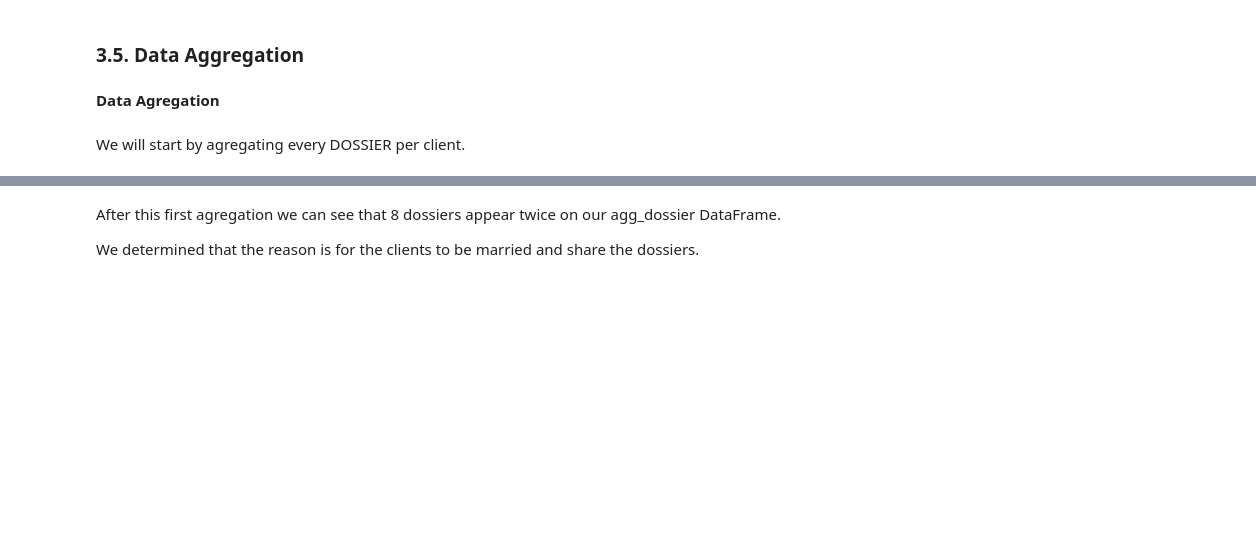
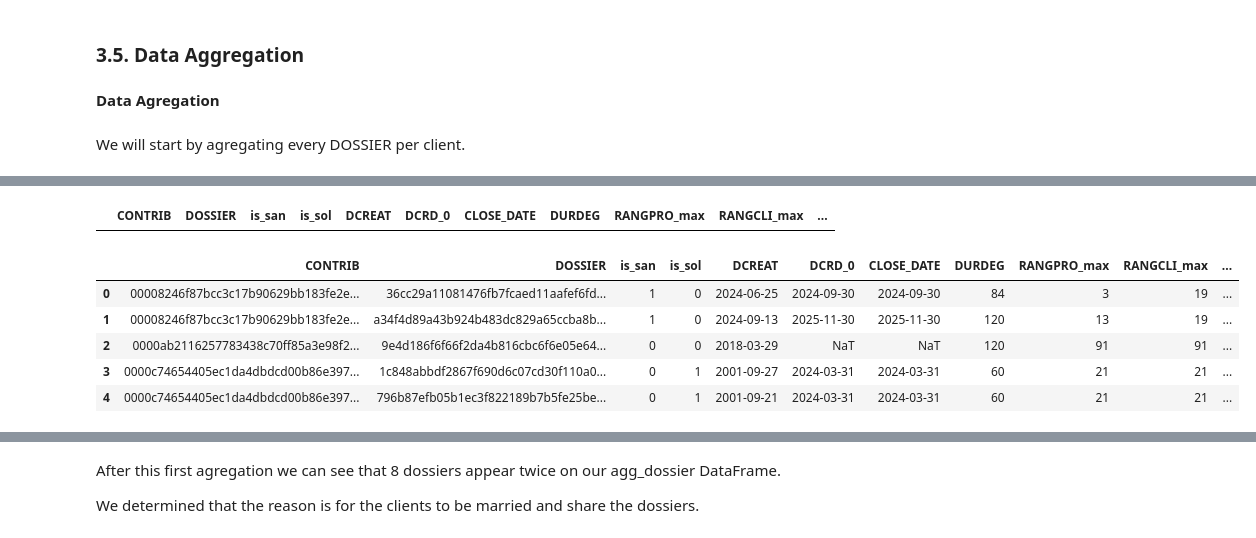
Before and after one commit to Alanog10/BNP-Paribas, a Jupyter notebook: Preprocessing.ipynb, the cells around one changed output, grey strips where cells are left out. Drawn from its saved outputs; the diff is of its cells as text; code cells hidden in the pictures; blank space fills up the shorter version.

```diff
--- a/Joao novo.ipynb
+++ b/Preprocessing.ipynb
@@ -1812,0 +1843,6 @@ for col in ['DCSP', 'NBENF']:
+# %%
+knn = KNNImputer(n_neighbors=5, weights='distance')
+
+cols = ['NBENF', 'DCSP']
+
+BDOSS[cols] = knn.fit_transform(BDOSS[cols])
@@ -1851,6 +1889,4 @@ BDOSS.head()
 | 930224 | 00008246f87bcc3c17b90629bb183fe2e... | a34f4d89a43b924b483dc829a65ccba8b... | P | CL | EP | 0 | ENC | 2024-09-30 | 2024-09-13 | 2024-09-30 | ... |
 # %% [markdown]
 **- DELAY (amount of time, in months, that the client delayed payments)**
-# %%
-BDOSS['DELAY'] = BDOSS['RANGCLI'] - BDOSS['RANGPRO']
 # %%
@@ -1883,7 +1918,7 @@ BDOSS
 # %%
 #survival methods
 # ordenar
-BDOSS = BDOSS.sort_values(['CONTRIB', 'DOSSIER', 'OBS_DATE']).copy()
+'''BDOSS = BDOSS.sort_values(['CONTRIB', 'DOSSIER', 'OBS_DATE']).copy()
 
 # última OBS_DATE de cada dossier, replicada em todas as linhas do grupo
 BDOSS['LAST_OBS_DATE'] = BDOSS.groupby(['CONTRIB', 'DOSSIER'])['OBS_DATE'].transform('max')
@@ -1892,7 +1927,7 @@ BDOSS['LAST_OBS_DATE'] = BDOSS.groupby(['CONTRIB', 'DOSSIER'])['OBS_DATE'].trans
 BDOSS['TIME_MONTHS'] = (
     (BDOSS['LAST_OBS_DATE'].dt.year - BDOSS['DCREAT'].dt.year) * 12
     + (BDOSS['LAST_OBS_DATE'].dt.month - BDOSS['DCREAT'].dt.month)
-)
+)'''
 # %% [markdown]
 ### 3.5. Data Aggregation
 # %% [markdown]
@@ -1923,8 +1958,7 @@ agg_dossier = (BDOSS.groupby(['CONTRIB', 'DOSSIER']).agg(
     DURDEG = ('DURDEG', 'first'),
     RANGPRO_max = ('RANGPRO', 'max'),
     RANGCLI_max = ('RANGCLI', 'max'),
-    delay_mean = ('DELAY', 'mean'),
-    delay_max = ('DELAY', 'max'),
+    delay_sum = ('DELAY', 'sum'),
 
     MENSALIDADE = ('MENSALIDADE', 'first'),
     CRD_min = ('CRD', 'min'),
@@ -1963,3 +1981,16 @@ agg_dossier
+# %%
+agg_dossier[(agg_dossier['is_sol'] == 1) & (agg_dossier['is_san'] == 1)]
+# %% [output]
+|  | CONTRIB | DOSSIER | is_san | is_sol | DCREAT | DCRD_0 | CLOSE_DATE | DURDEG | RANGPRO_max | RANGCLI_max | ... |
+# %%
+agg_dossier.head()
+# %% [output]
+|  | CONTRIB | DOSSIER | is_san | is_sol | DCREAT | DCRD_0 | CLOSE_DATE | DURDEG | RANGPRO_max | RANGCLI_max | ... |
+| 0 | 00008246f87bcc3c17b90629bb183fe2e... | 36cc29a11081476fb7fcaed11aafef6fd... | 1 | 0 | 2024-06-25 | 2024-09-30 | 2024-09-30 | 84 | 3 | 19 | ... |
+| 1 | 00008246f87bcc3c17b90629bb183fe2e... | a34f4d89a43b924b483dc829a65ccba8b... | 1 | 0 | 2024-09-13 | 2025-11-30 | 2025-11-30 | 120 | 13 | 19 | ... |
+| 2 | 0000ab2116257783438c70ff85a3e98f2... | 9e4d186f6f66f2da4b816cbc6f6e05e64... | 0 | 0 | 2018-03-29 | NaT | NaT | 120 | 91 | 91 | ... |
+| 3 | 0000c74654405ec1da4dbdcd00b86e397... | 1c848abbdf2867f690d6c07cd30f110a0... | 0 | 1 | 2001-09-27 | 2024-03-31 | 2024-03-31 | 60 | 21 | 21 | ... |
+| 4 | 0000c74654405ec1da4dbdcd00b86e397... | 796b87efb05b1ec3f822189b7b5fe25be... | 0 | 1 | 2001-09-21 | 2024-03-31 | 2024-03-31 | 60 | 21 | 21 | ... |
 # %%
 dup_check = BDOSS.groupby('DOSSIER')['CONTRIB'].nunique()
 dup_check[dup_check > 1]
```
Also changed, not shown: parts of 85 cells of this notebook.
